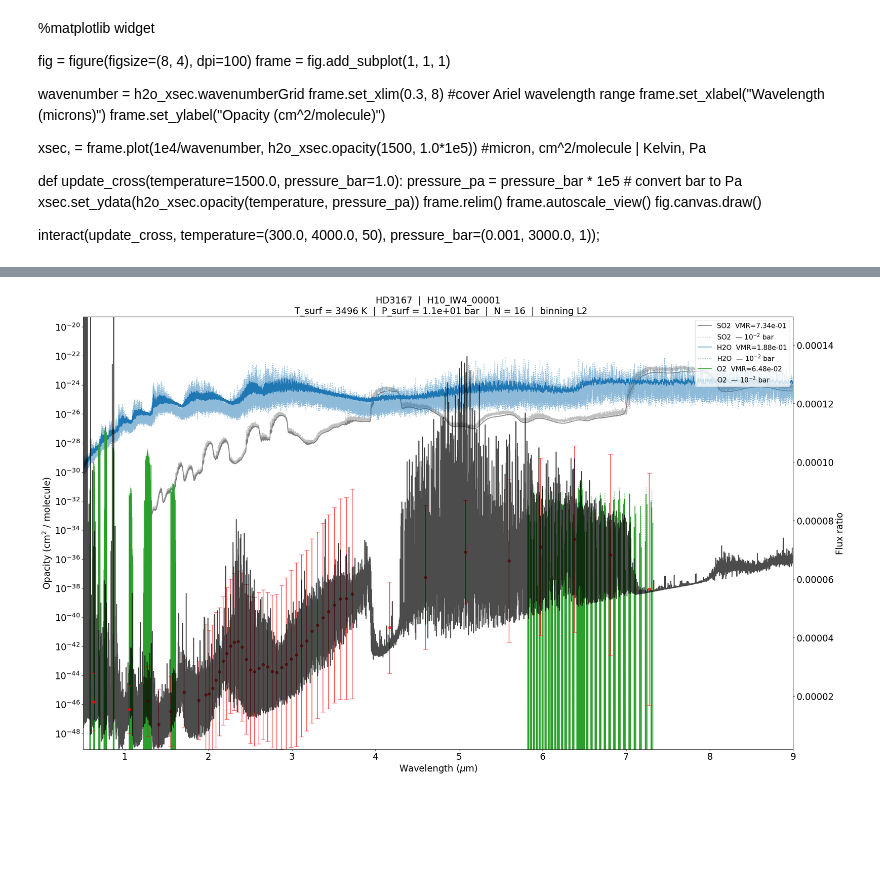
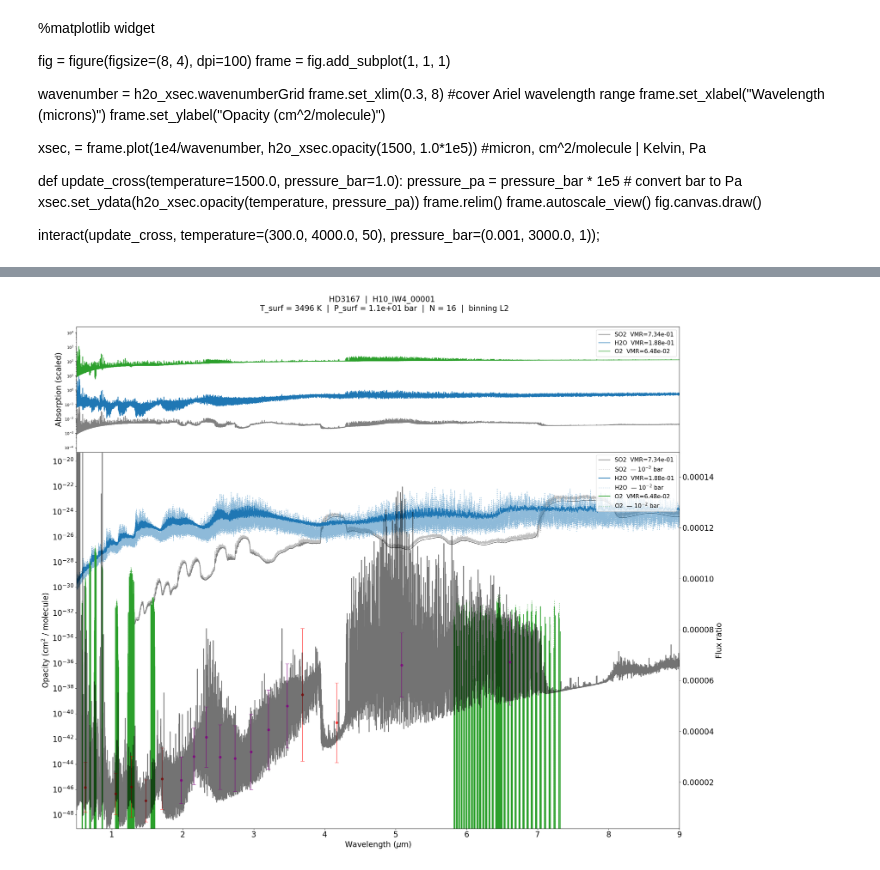
Before and after one commit to lorlo9999/MasterThesis, a Jupyter notebook: spectroscopy.ipynb, the cells around one changed output, grey strips where cells are left out. Saved outputs shown, nothing was run; the diff lists cells and outputs as text; code cells hidden in the pictures; blank space fills up the shorter version.

```diff
--- a/spectroscopy.ipynb
+++ b/spectroscopy.ipynb
@@ -130,7 +150,7 @@ for i, (w, b) in enumerate(zip(wl, wb)):
 # Pairs of Ariel channel indices to combine at level 1.
 # Run the reference cell (after the simulation cell) to see index → wavelength mapping.
 
-bin_indices = [(42,43),(45,46)]
+bin_indices = [(0,1), (2,3), (5,6), (8,9),(10,11), (12,13), (14,15), (16,17), (18,19), (20,21), (22,23),(24,25),(26,27),(28,29),(30,31),(32,33),(34,35),(36,37),(38,39),(40,41),(42,43),(44,45),(46,47),(48,49),(50,51)]
 # %% [markdown]
 %matplotlib widget
 
@@ -426,59 +446,83 @@ for i, (w, b, v, e, lbl) in enumerate(combined):
 # ── Level-2 binning ───────────────────────────────────────────────────────────
 # Edit bin_indices_l2, then run. First run prints the updated table so you can
 # pick indices; re-run after editing to get the plot.
-bin_indices_l2 = [(0, 1), (2, 3)]
+bin_indices_l2 = [(5,6),(7,8),(9,10),(11,12),(13,14),(15,16),(17,18),(19,20),(23,24),(25,26)]
 
 # ── Run L2 binning ─────────────────────────────────────────────────────────────
 new_points_l2 = [(combined[i][0], combined[i][1], combined[j][0], combined[j][1])
                  for i, j in bin_indices_l2]
 res2 = bindown_multiple(output_t, noise, wlgrid_t, fpfs_t, N, planet_name, *new_points_l2)
 
 # ── Plot ───────────────────────────────────────────────────────────────────────
-used_l2     = {idx for pair in bin_indices_l2 for idx in pair}
+used_l2      = {idx for pair in bin_indices_l2 for idx in pair}
 remaining_l2 = [i not in used_l2 for i in range(len(combined))]
 
-fig3, ax3 = plt.subplots(figsize=(25, 15))
+# ── Fused figure ──────────────────────────────────────────────────────────────
+fig3 = plt.figure(figsize=(25, 20))
+gs3  = fig3.add_gridspec(2, 1, height_ratios=[1, 3], hspace=0)
+
+ax3_top = fig3.add_subplot(gs3[0])
+ax3_bot = fig3.add_subplot(gs3[1], sharex=ax3_top)
+ax3b    = ax3_bot.twinx()
+
+# ── Top panel: stacked absorption contributions ───────────────────────────────
+decades_gap = 2
+for i, (mol, v) in enumerate(top2):
+    contrib = locals()[f'{mol.lower()}_absorption']
+    contrib_norm = contrib / contrib.max()
+    scale = 10 ** (i * decades_gap)
+    ax3_top.plot(wavelength_um, contrib_norm * scale,
+                color=MOL_COLORS[mol], ls='-', lw=1.5, label=f'{mol}  VMR={v:.2e}')
+
+ax3_top.set_yscale('log')
+ax3_top.set_xlim(0.5, 9)
+ax3_top.set_ylabel(r'Absorption (scaled)', fontsize=20)
+ax3_top.legend(fontsize=15, loc='upper right')
+ax3_top.tick_params(axis='x', which='major', labelsize=20)
+plt.setp(ax3_top.get_xticklabels(), visible=False)
+
+# ── Bottom panel: opacity cross-sections (left) + spectrum (right) ────────────
 for mol, v in top2:
     color    = MOL_COLORS[mol]
     xsec_obj = mol_to_xsec[mol]
     op_surf  = xsec_obj.opacity(float(surf_t), float(surf_p_pa))
     op_mid   = xsec_obj.opacity(float(mid_t),  float(target_p_pa))
-    ax3.plot(wavelength_um, op_surf, color=color, ls='-', lw=1.5, label=f'{mol}  VMR={v:.2e}')
-    ax3.plot(wavelength_um, op_mid,  color=color, ls=':', lw=1.5,
-             label=f'{mol}  — $10^{{-2}}$ bar', alpha=0.5)
+    ax3_bot.plot(wavelength_um, op_surf, color=color, ls='-', lw=1.5, label=f'{mol}  VMR={v:.2e}')
+    ax3_bot.plot(wavelength_um, op_mid,  color=color, ls=':', lw=1.5,
+                label=f'{mol}  — $10^{{-2}}$ bar', alpha=0.5)
 
-ax3b = ax3.twinx()
-ax3b.plot(wlgrid_t, fpfs_t, color='black', ls='-', lw=2, alpha=0.7, label='model', zorder=10)
+ax3b.plot(wlgrid_t, fpfs_t, color='black', ls='-', lw=2, alpha=0.55, label='model', zorder=10)
 
 rem_wl  = [combined[i][0] for i, keep in enumerate(remaining_l2) if keep]
 rem_val = [combined[i][2] for i, keep in enumerate(remaining_l2) if keep]
 rem_err = [combined[i][3] for i, keep in enumerate(remaining_l2) if keep]
 ax3b.errorbar(rem_wl, rem_val, yerr=rem_err,
               fmt='o', color='red', capsize=5, alpha=0.7, label='unchanged')
 
 pts_wl  = [out[2] for out in res2]
 pts_val = [out[3] for out in res2]
 pts_err = [out[4] for out in res2]
 ax3b.errorbar(pts_wl, pts_val, yerr=pts_err,
-              fmt='o', color='red', capsize=5, alpha=0.8, label='binned L2', zorder=11)
+              fmt='o', color='purple', capsize=5, alpha=0.8, label='binned L2', zorder=11)
 
 mask = (wlgrid_t < 9) & (wlgrid_t > 1)
 ax3b.set_ylim(fpfs_t[mask].min() * 0.9, fpfs_t[mask].max() * 1.1)
+ax3b.set_ylabel('Flux ratio', fontsize=20)
+ax3b.tick_params(axis='both', which='major', labelsize=20)
 
-ax3b.set_ylabel('Flux ratio', fontsize=20)
-ax3.set_yscale('log')
-ax3.set_xlim(0.5, 9)
-ax3.set_xlabel(r'Wavelength ($\mu$m)', fontsize=20)
-ax3.set_ylabel(r'Opacity (cm$^2$ / molecule)', fontsize=20)
-ax3.set_title(f'{planet_name}  |  {sim_name}\n  T_surf = {surf_t:.0f} K  |  P_surf = {surf_p_pa/1e5:.1e} bar  |  N = {N}  |  binning L2', fontsize=20)
-ax3.legend(fontsize=15, loc='upper right')
-ax3.set_yticks([1e-20,1e-22,1e-24,1e-26,1e-28,1e-30,1e-32,1e-34,1e-36,1e-38,1e-40,1e-42,1e-44,1e-46,1e-48])
-ax3.tick_params(axis='both', which='major', labelsize=20)
-ax3b.tick_params(axis='both', which='major', labelsize=20)
+ax3_bot.set_yscale('log')
+ax3_bot.set_xlabel(r'Wavelength ($\mu$m)', fontsize=20)
+ax3_bot.set_ylabel(r'Opacity (cm$^2$ / molecule)', fontsize=20)
+ax3_bot.legend(fontsize=15, loc='upper right')
+ax3_bot.set_yticks([1e-20,1e-22,1e-24,1e-26,1e-28,1e-30,1e-32,1e-34,1e-36,1e-38,1e-40,1e-42,1e-44,1e-46,1e-48])
+ax3_bot.tick_params(axis='both', which='major', labelsize=20)
+
+fig3.suptitle(f'{planet_name}  |  {sim_name}\n  T_surf = {surf_t:.0f} K  |  P_surf = {surf_p_pa/1e5:.1e} bar  |  N = {N}  |  binning L2',
+              fontsize=20, y=1.01)
 plt.tight_layout()
 plt.show()
 # %% [output]
-[figure, old version]
+[figure, new version]
 # %%
 # ── Build combined table: remaining L2 points + L2 binned results ─────────────
 # Each entry: (center_wl, bandwidth, flux_val, flux_err, label)
```
Also changed, not shown: parts of 11 cells of this notebook, 2 other files.
